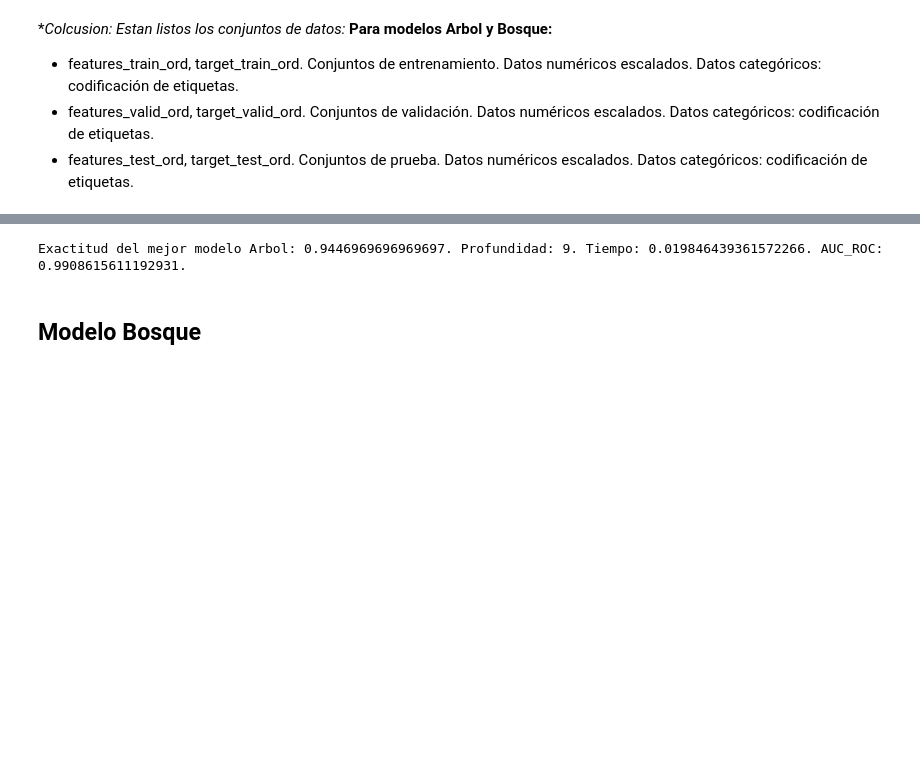
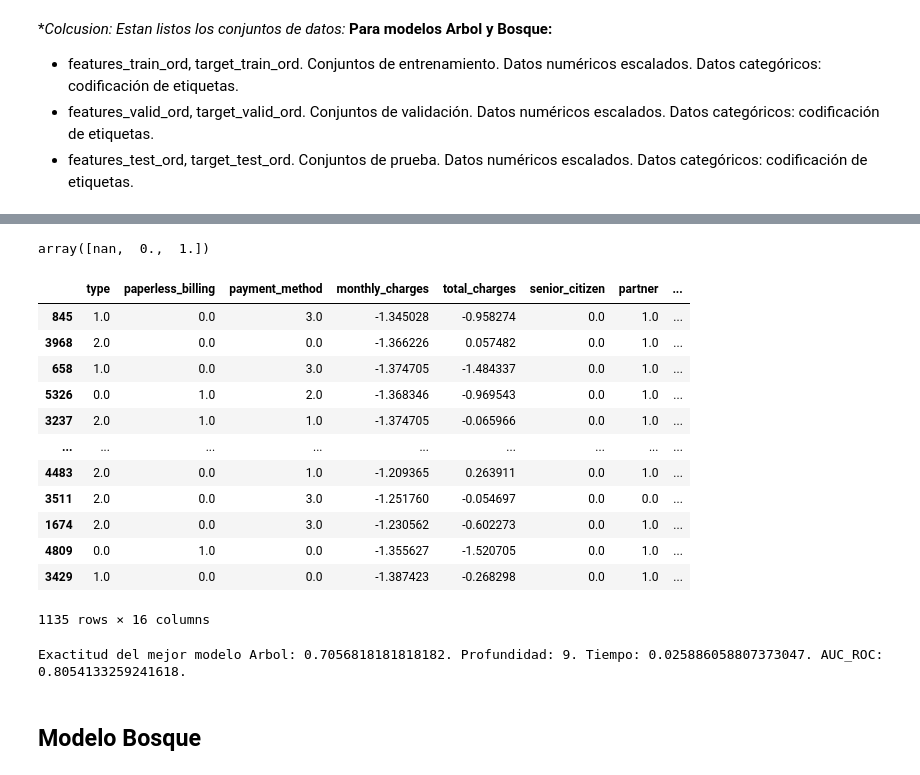
Before and after one commit to GeorginaTL/ProyectoFinalTT, a Jupyter notebook: proyecto_final_s17.ipynb, the cells around one changed output, grey strips where cells are left out. Saved outputs shown, nothing was run; the diff lists cells and outputs as text; code cells hidden in the pictures; blank space fills up the shorter version.

```diff
--- a/proyecto_final_s17.ipynb
+++ b/proyecto_final_s17.ipynb
@@ -1541,37 +1577,37 @@ pd.get_dummies(interconnect_data['end_date_'])
 # %%
-# data_ohe = pd.get_dummies(interconnect_data)
-# target = data_ohe['end_date_']
-# features = data_ohe.drop('end_date_', axis=1)
+data_ohe = pd.get_dummies(interconnect_data)
+target = data_ohe['end_date_']
+features = data_ohe.drop('end_date_', axis=1)
 
-target=interconnect_data['end_date_']
-features = interconnect_data.drop('end_date_', axis=1)
-features=pd.get_dummies(features)
+#target=interconnect_data['end_date_']
+#features = interconnect_data.drop('end_date_', axis=1)
+#features=pd.get_dummies(features)
 
 # Voy a separar en prueba y validación
 features_train_ohe, features_valid_ohe, target_train_ohe, target_valid_ohe = train_test_split(features, target, test_size=0.25, random_state=12345)
 
 # Para la prueba final, voy a dividir en validacion y prueba
-features_valid_ohe, features_test_ohe, target_valid_ohe, target_test_ohe = train_test_split(features_valid_ohe, target_valid_ohe, test_size=0.25, random_state=12345)
+features_valid_ohe, features_test_ohe, target_valid_ohe, target_test_ohe = train_test_split(features_valid_ohe, target_valid_ohe, test_size=0.5, random_state=12345)
 # %% [markdown]
 ### Codificación por etiquetas
 # %%
 encoder = OrdinalEncoder()
 
-#data_ordinal = pd.DataFrame(encoder.fit_transform(interconnect_data), columns=interconnect_data.columns)
-#target = data_ordinal['excited']
-#features = data_ordinal.drop('excited', axis=1)
+data_ordinal = pd.DataFrame(encoder.fit_transform(interconnect_data), columns=interconnect_data.columns)
+target = data_ordinal['end_date_']
+features = data_ordinal.drop('end_date_', axis=1)
 
-encoder.fit(interconnect_data)
-target=interconnect_data['end_date_']
-features = interconnect_data.drop('end_date_', axis=1)
-features=pd.DataFrame(encoder.transform(interconnect_data), columns=interconnect_data.columns)
+#encoder.fit(interconnect_data)
+#target=interconnect_data['end_date_']
+#features = interconnect_data.drop('end_date_', axis=1)
+#features=pd.DataFrame(encoder.transform(interconnect_data), columns=interconnect_data.columns)
 
 
 # Voy a separar en prueba y validación
 features_train_ord, features_valid_ord, target_train_ord, target_valid_ord  =train_test_split(features, target, test_size=0.25, random_state=12345)
 
 # Para la prueba final, voy a dividir en validacion y prueba
-features_valid_ord, features_test_ord, target_valid_ord, target_test_ord  =train_test_split(features_valid_ord, target_valid_ord, test_size=0.25, random_state=12345)
+features_valid_ord, features_test_ord, target_valid_ord, target_test_ord  =train_test_split(features_valid_ord, target_valid_ord, test_size=0.5, random_state=12345)
 # %% [markdown]
 ### Escalado de datos numéricos
 # %%
@@ -1711,3 +1878,23 @@ import time as timer
+# %%
+features_train_ord['internet_service'].unique()
+# %% [output]
+array([nan,  0.,  1.])
+# %%
+features_train_ord[features_train_ord['internet_service'].isna()]
+# %% [output]
+|  | type | paperless_billing | payment_method | monthly_charges | total_charges | senior_citizen | partner | ... |
+| 845 | 1.0 | 0.0 | 3.0 | -1.345028 | -0.958274 | 0.0 | 1.0 | ... |
+| 3968 | 2.0 | 0.0 | 0.0 | -1.366226 | 0.057482 | 0.0 | 1.0 | ... |
+| 658 | 1.0 | 0.0 | 3.0 | -1.374705 | -1.484337 | 0.0 | 1.0 | ... |
+| 5326 | 0.0 | 1.0 | 2.0 | -1.368346 | -0.969543 | 0.0 | 1.0 | ... |
+| 3237 | 2.0 | 1.0 | 1.0 | -1.374705 | -0.065966 | 0.0 | 1.0 | ... |
+| ... | ... | ... | ... | ... | ... | ... | ... | ... |
+| 4483 | 2.0 | 0.0 | 1.0 | -1.209365 | 0.263911 | 0.0 | 1.0 | ... |
+| 3511 | 2.0 | 0.0 | 3.0 | -1.251760 | -0.054697 | 0.0 | 0.0 | ... |
+| 1674 | 2.0 | 0.0 | 3.0 | -1.230562 | -0.602273 | 0.0 | 1.0 | ... |
+| 4809 | 0.0 | 1.0 | 0.0 | -1.355627 | -1.520705 | 0.0 | 1.0 | ... |
+| 3429 | 1.0 | 0.0 | 0.0 | -1.387423 | -0.268298 | 0.0 | 1.0 | ... |
+1135 rows × 16 columns
 # %%
 # Voy a probarlo con el conjunto de validación, técnica 'Codificacion de Etiquetas'
 # Probaré diferentes valores de profundidad 'max_depth'
@@ -1737,7 +1924,7 @@ for depth in range(1, 10):
 
 print(f"Exactitud del mejor modelo Arbol: {best_tree_score}. Profundidad: {best_tree_depth}. Tiempo: {best_tree_time}. AUC_ROC: {best_tree_auc_roc}.")
 # %% [output]
-Exactitud del mejor modelo Arbol: 0.9446969696969697. Profundidad: 9. Tiempo: 0.019846439361572266. AUC_ROC: 0.9908615611192931.
+Exactitud del mejor modelo Arbol: 0.7056818181818182. Profundidad: 9. Tiempo: 0.025886058807373047. AUC_ROC: 0.8054133259241618.
 # %% [markdown]
 ## Modelo Bosque
 # %%
```
Also changed, not shown: parts of 39 cells of this notebook.
